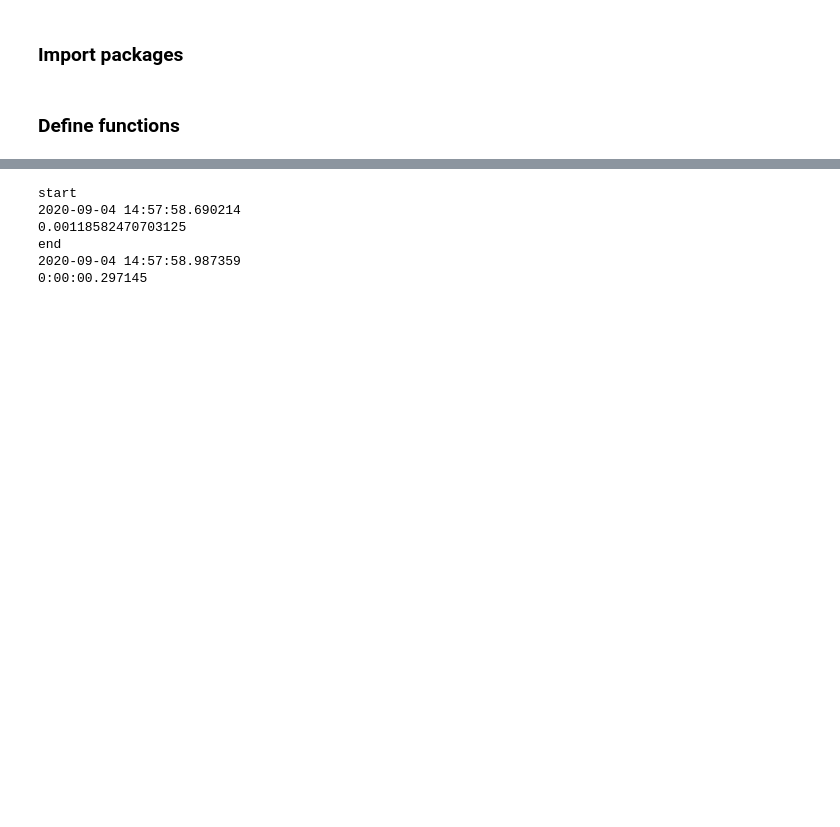
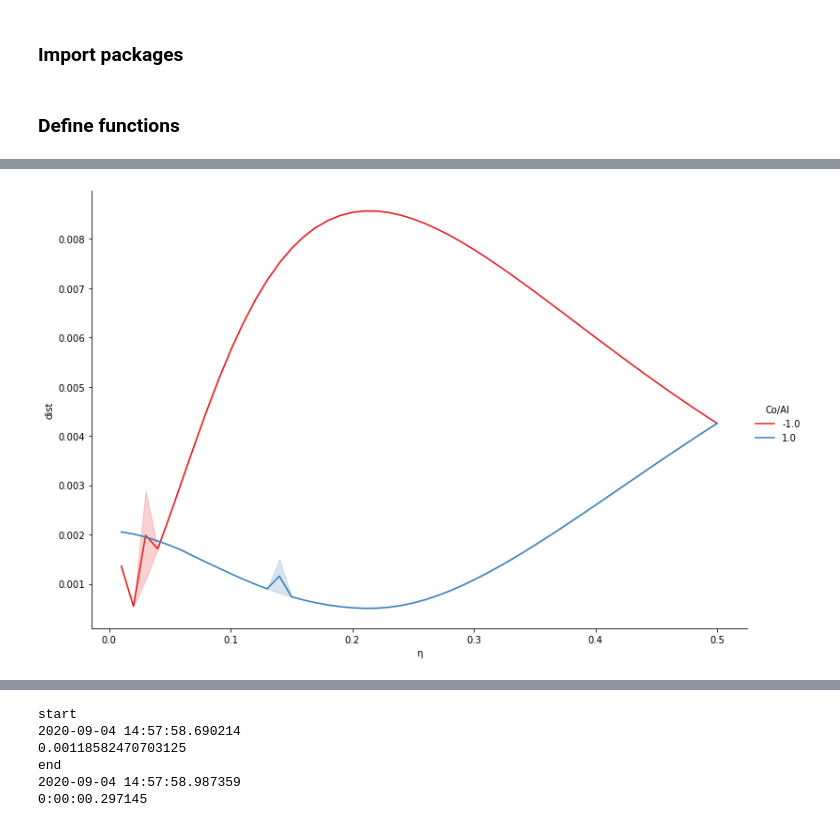
Before and after one commit to MarcosCarreira/UZStats, a Jupyter notebook: ProbabilitiesUZ.ipynb, the cells around one changed output, grey strips where cells are left out. Drawn from its saved outputs; the diff is of its cells as text; code cells hidden in the pictures; blank space fills up the shorter version.

```diff
--- a/ProbabilitiesUZ.ipynb
+++ b/ProbabilitiesUZ.ipynb
@@ -125,0 +174,2 @@ end
+# %%
+qtls_def = np.linspace(0, 0.90, 10)
@@ -125,0 +422,41 @@ end
+# %%
+print('start')
+currentDT1 = dtt.datetime.now()
+print (str(currentDT1))
+
+tbl_eta = np.linspace(0.01, 0.50, 50)
+s = 100
+α = 0.01
+σ = 0.01
+μ = 0
+
+chg_eta_A_Up = pd.DataFrame({η: invprob(+1, +1, s, α, η, σ, μ, 2*η) for η in tbl_eta}).transpose()
+print('chg_eta_A_Up')
+chg_eta_A_Up.to_csv('chg_eta_A_Up.csv', index=False)
+print (str(dtt.datetime.now()))
+chg_eta_A_Down = pd.DataFrame({η: invprob(-1, -1, s, α, η, σ, μ, 2*η) for η in tbl_eta}).transpose()
+print('chg_eta_A_Down')
+chg_eta_A_Down.to_csv('chg_eta_A_Down.csv', index=False)
+print (str(dtt.datetime.now()))
+chg_eta_C_Up = pd.DataFrame({η: invprob(+1, -1, s, α, η, σ, μ, 1) for η in tbl_eta}).transpose()
+print('chg_eta_C_Up')
+chg_eta_C_Up.to_csv('chg_eta_C_Up.csv', index=False)
+print (str(dtt.datetime.now()))
+chg_eta_C_Down = pd.DataFrame({η: invprob(-1, +1, s, α, η, σ, μ, 1) for η in tbl_eta}).transpose()
+print('chg_eta_C_Down')
+chg_eta_C_Down.to_csv('chg_eta_C_Down.csv', index=False)
+print (str(dtt.datetime.now()))
+
+chg_eta = pd.concat([chg_eta_A_Up, chg_eta_A_Down, chg_eta_C_Up, chg_eta_C_Down])
+print('chg_eta')
+
+del(s)
+del(α)
+del(σ)
+del(μ)
+
+print('end')
+currentDT2 = dtt.datetime.now()
+print (str(currentDT2))
+
+print (str(currentDT2 - currentDT1))
@@ -125,0 +478,4 @@ end
+# %%
+sns.relplot(x='η', y='dist', hue='Co/Al', data=chg_eta, kind='line', palette='Set1', height=height_def, aspect=aspect_def);
+# %% [output]
+[figure, added]
```
Also changed, not shown: parts of 50 cells of this notebook, 11 other files.
